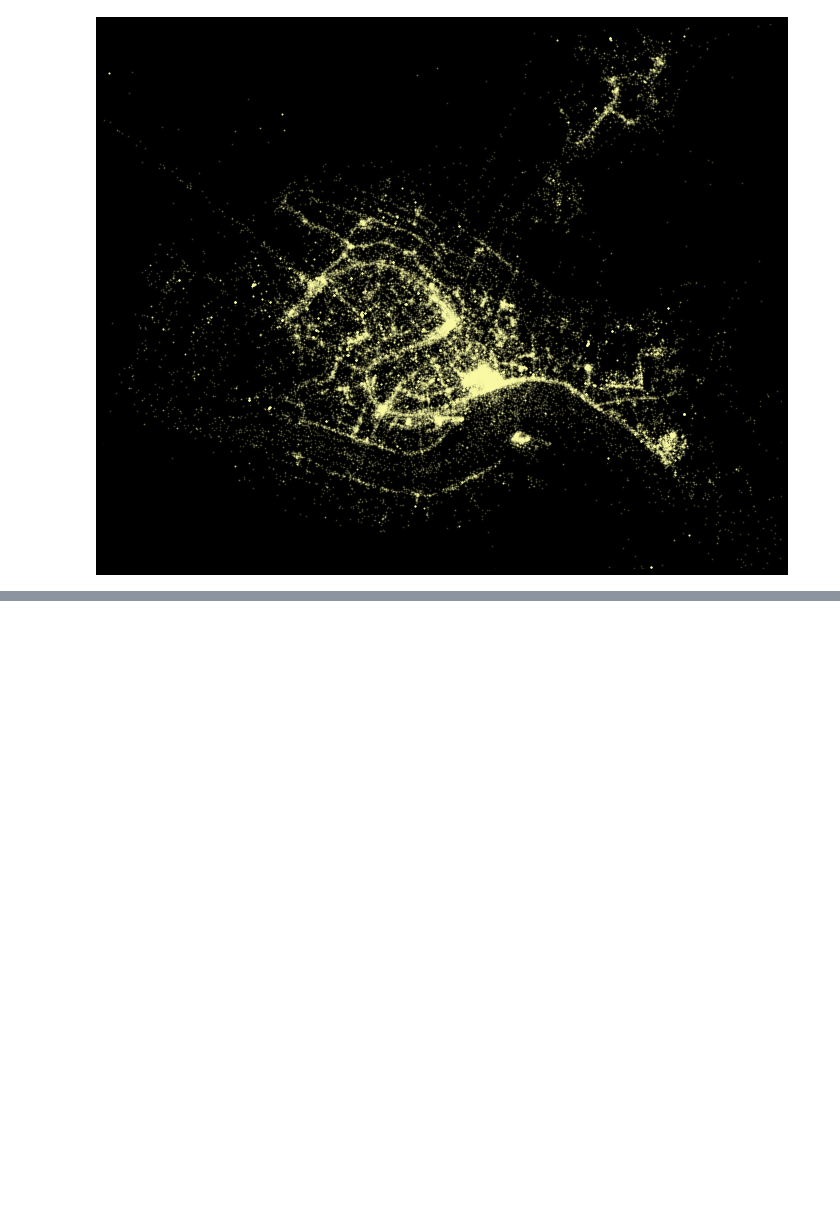
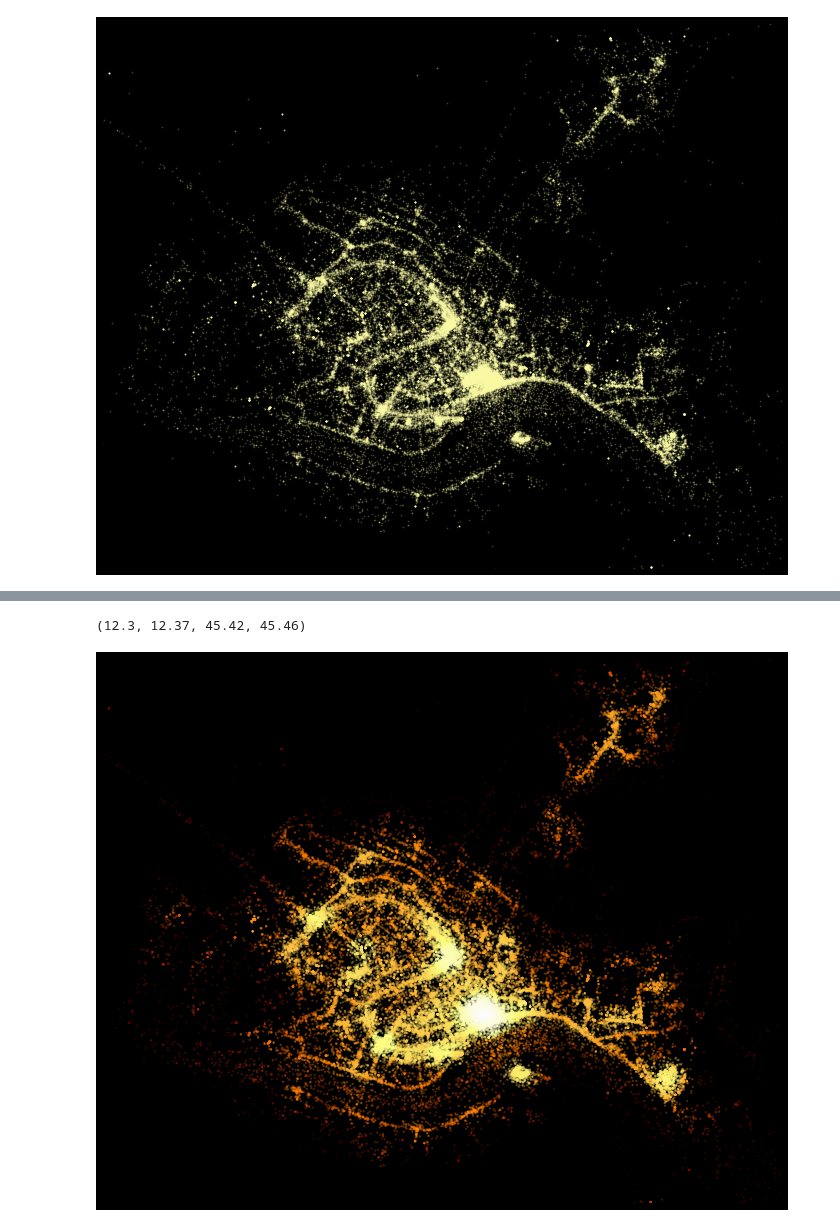
Before and after one commit to TristanCantatGaudin/playground, a Jupyter notebook: geotagged_photos_venezia.ipynb, the cells around one changed output, grey strips where cells are left out. Saved outputs shown, nothing was run; the diff lists cells and outputs as text; code cells hidden in the pictures; blank space fills up the shorter version.

```diff
--- a/geotagged_photos_venezia.ipynb
+++ b/geotagged_photos_venezia.ipynb
@@ -151,0 +160,5 @@ plt.axis('off')
+# %%
+# Reload the df:
+import pandas as pd
+df = pd.read_csv('venezia_2000_2023.csv')
+df
@@ -151,0 +179,11 @@ plt.axis('off')
+# %%
+import numpy as np
+df['sinLat_longitude'] = df['longitude'] * np.sin(np.radians(np.median(df['latitude'])))
+XY = df[['sinLat_longitude','latitude']]
+# %%
+%%time
+# on our normalised coordinates, bandwith = 1 means 111139 meters (~100km)
+# tophat bandwidth = 0.001 is about 110m circle
+from sklearn.neighbors import KernelDensity
+kde = KernelDensity(kernel='tophat', bandwidth=0.001).fit(XY)
+log_density = kde.score_samples(XY)
@@ -151,0 +193,11 @@ plt.axis('off')
+# %%
+import matplotlib.pyplot as plt
+plt.figure(figsize=(18,10),facecolor='k')
+plt.subplot(aspect=1./np.sin(np.radians(np.median(df['latitude']))))
+plt.scatter(df['longitude'],df['latitude'],s=2,alpha=0.25,c=log_density , cmap='afmhot')
+plt.xlim(12.3,12.37)
+plt.ylim(45.42,45.46)
+plt.axis('off')
+# %% [output]
+(12.3, 12.37, 45.42, 45.46)
+[figure, added]
```
Also changed, not shown: parts of 9 cells of this notebook.
